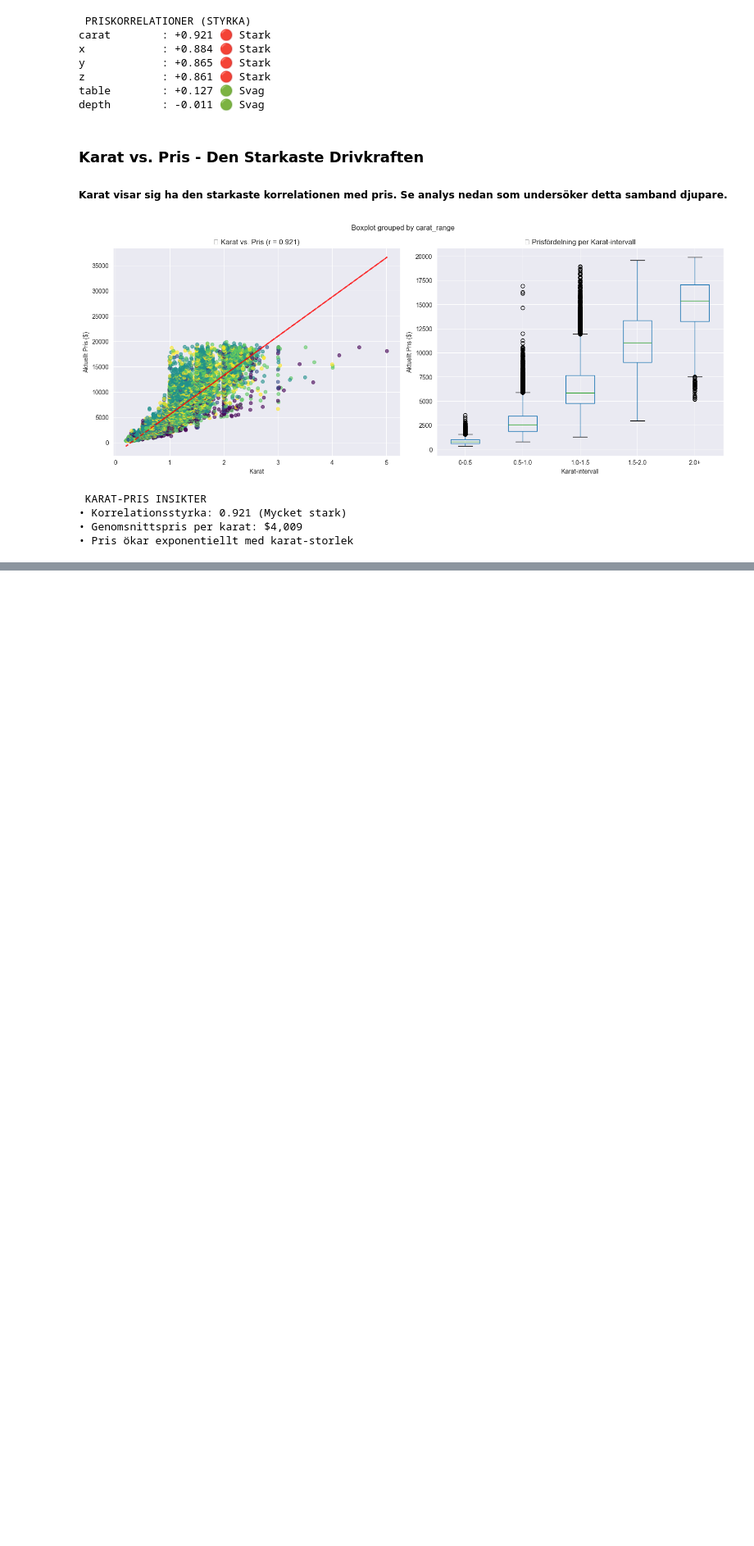
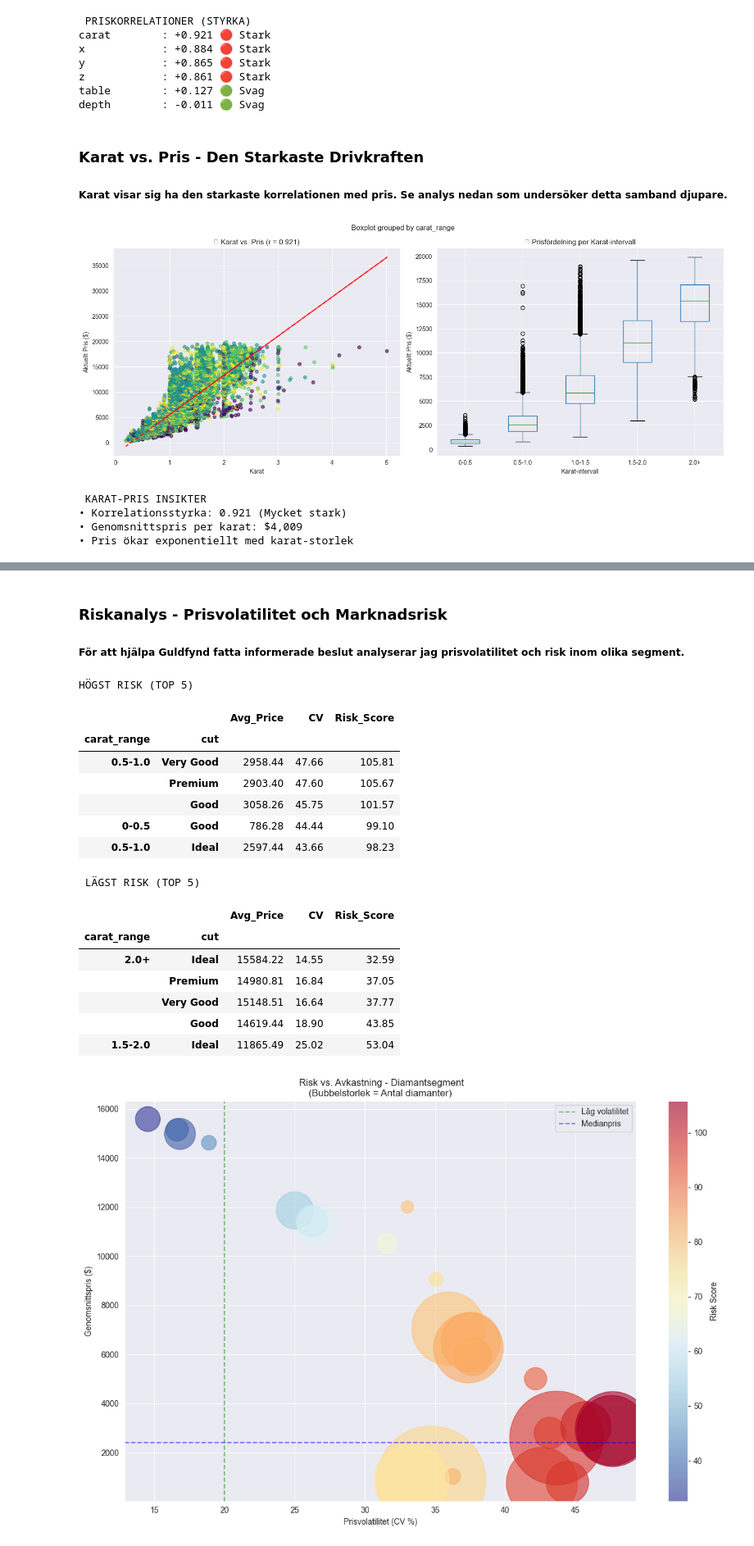
Before and after one commit to ShabanSulejmani/python_kunskapskontroll, a Jupyter notebook: del_2/Del_2_Guldfynd.ipynb, the cells around one changed output, grey strips where cells are left out. Shown at 82% size. Drawn from its saved outputs; the diff is of its cells as text; code cells hidden in the pictures; blank space fills up the shorter version.

```diff
--- a/del_2/Del_2_Guldfynd.ipynb
+++ b/del_2/Del_2_Guldfynd.ipynb
@@ -316,0 +441,68 @@ print(f"• Pris ökar exponentiellt med karat-storlek")
+# %% [markdown]
+### Riskanalys - Prisvolatilitet och Marknadsrisk
+
+##### För att hjälpa Guldfynd fatta informerade beslut analyserar jag prisvolatilitet och risk inom olika segment.
+# %%
+# Riskanalys baserad på prisvolatilitet
+risk_analysis = df.groupby(['carat_range', 'cut']).agg({
+    'current_price': ['mean', 'std', 'count'],
+    'price_change': ['mean', 'std']
+}).round(2)
+
+# Flatten columns
+risk_analysis.columns = ['Avg_Price', 'Price_Std', 'Count', 'Avg_Change', 'Change_Std']
+
+# Beräkna riskmetriker
+risk_analysis['CV'] = (risk_analysis['Price_Std'] / risk_analysis['Avg_Price'] * 100).round(2)  # Coefficient of Variation
+risk_analysis['Risk_Score'] = (risk_analysis['CV'] * risk_analysis['Change_Std']).round(2)
+
+# Visa högsta och lägsta risk
+high_risk = risk_analysis.nlargest(5, 'Risk_Score')
+low_risk = risk_analysis.nsmallest(5, 'Risk_Score')
+
+print("HÖGST RISK (TOP 5)")
+
+display(high_risk[['Avg_Price', 'CV', 'Risk_Score']])
+
+print(" LÄGST RISK (TOP 5)")
+
+display(low_risk[['Avg_Price', 'CV', 'Risk_Score']])
+
+# Visualisera risk vs avkastning
+fig, ax = plt.subplots(figsize=(12, 8))
+scatter = ax.scatter(risk_analysis['CV'], risk_analysis['Avg_Price'],
+                     s=risk_analysis['Count']*2, alpha=0.6,
+                     c=risk_analysis['Risk_Score'], cmap='RdYlBu_r')
+
+ax.set_xlabel('Prisvolatilitet (CV %)')
+ax.set_ylabel('Genomsnittspris ($)')
+ax.set_title(' Risk vs. Avkastning - Diamantsegment\n(Bubbelstorlek = Antal diamanter)')
+
+# Lägg till färgskala
+plt.colorbar(scatter, label='Risk Score')
+
+# Markera säkra zoner
+ax.axvline(x=20, color='green', linestyle='--', alpha=0.5, label='Låg volatilitet')
+ax.axhline(y=df['current_price'].median(), color='blue', linestyle='--', alpha=0.5, label='Medianpris')
+ax.legend()
+
+plt.tight_layout()
+plt.show()
+# %% [output]
+HÖGST RISK (TOP 5)
+|  |  | Avg_Price | CV | Risk_Score |
+| carat_range | cut |  |  |  |
+| 0.5-1.0 | Very Good | 2958.44 | 47.66 | 105.81 |
+|  | Premium | 2903.40 | 47.60 | 105.67 |
+|  | Good | 3058.26 | 45.75 | 101.57 |
+| 0-0.5 | Good | 786.28 | 44.44 | 99.10 |
+| 0.5-1.0 | Ideal | 2597.44 | 43.66 | 98.23 |
+ LÄGST RISK (TOP 5)
+|  |  | Avg_Price | CV | Risk_Score |
+| carat_range | cut |  |  |  |
+| 2.0+ | Ideal | 15584.22 | 14.55 | 32.59 |
+|  | Premium | 14980.81 | 16.84 | 37.05 |
+|  | Very Good | 15148.51 | 16.64 | 37.77 |
+|  | Good | 14619.44 | 18.90 | 43.85 |
+| 1.5-2.0 | Ideal | 11865.49 | 25.02 | 53.04 |
+[figure, added]
```
Also changed, not shown: parts of 6 cells of this notebook, 1 other file.
